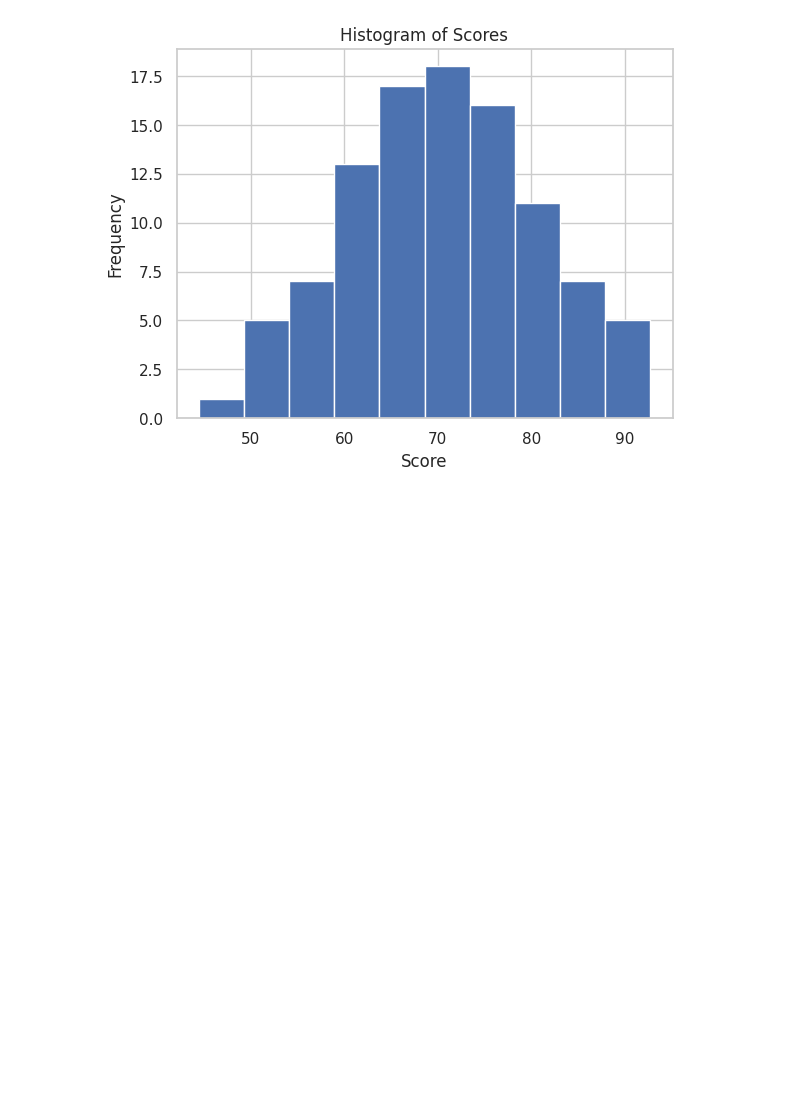
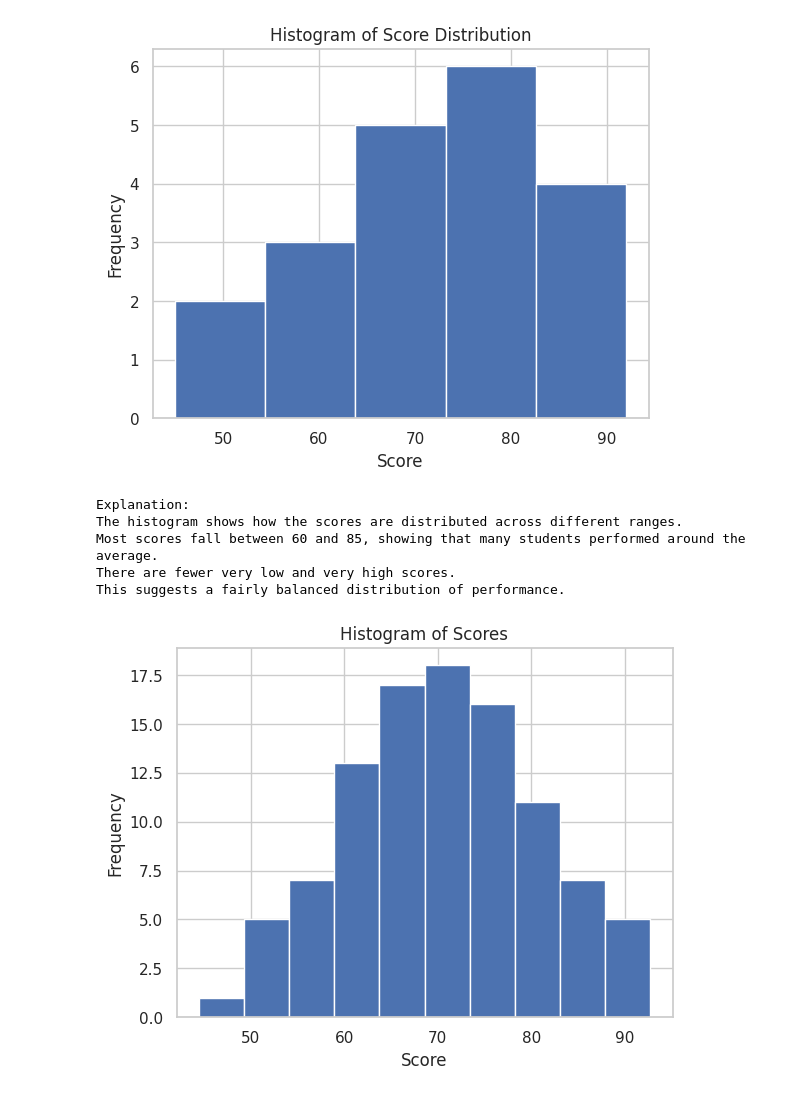
Before and after one commit to emeddy/BIITE, a Jupyter notebook: 07_data_visualization.ipynb, the cells around one changed output. Saved outputs shown, nothing was run; the diff lists cells and outputs as text; code cells hidden in the pictures; blank space fills up the shorter version.

```diff
--- a/07_data_visualization.ipynb
+++ b/07_data_visualization.ipynb
@@ -6,3 +3,35 @@
+# %%
+import pandas as pd
+import matplotlib.pyplot as plt
+
+# Create example data (replace with your actual dataset if available)
+data = {
+    "score": [45, 50, 55, 60, 62, 65, 67, 70, 72, 75,
+              78, 80, 82, 85, 88, 90, 92, 68, 74, 76]
+}
+
+df = pd.DataFrame(data)
+
+# Create histogram
+plt.hist(df["score"], bins=5)
+plt.xlabel("Score")
+plt.ylabel("Frequency")
+plt.title("Histogram of Score Distribution")
+plt.show()
+
+# Explanation
+print("Explanation:")
+print("The histogram shows how the scores are distributed across different ranges.")
+print("Most scores fall between 60 and 85, showing that many students performed around the average.")
+print("There are fewer very low and very high scores.")
+print("This suggests a fairly balanced distribution of performance.")
+# %% [output]
+[figure, added]
+Explanation:
+The histogram shows how the scores are distributed across different ranges.
+Most scores fall between 60 and 85, showing that many students performed around the average.
+There are fewer very low and very high scores.
+This suggests a fairly balanced distribution of performance.
 # %%
 import pandas as pd
 import matplotlib.pyplot as plt
```
Also changed, not shown: parts of 1 cell of this notebook.
